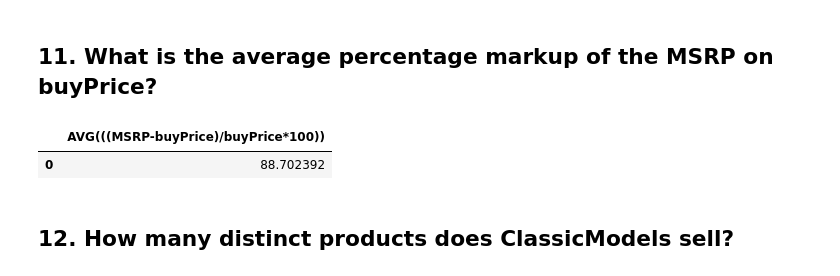
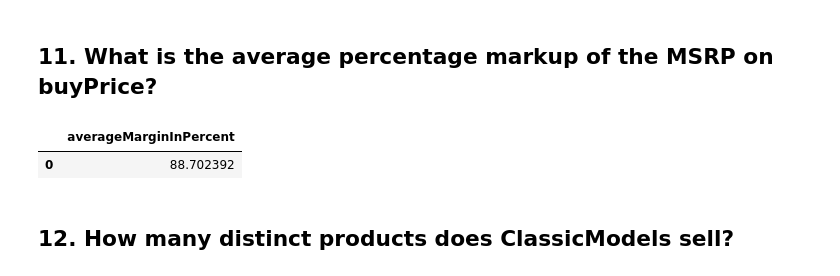
Before and after one commit to ogrehunter/digital-talent, a Jupyter notebook: Tugas_SQL_1.ipynb, the cells around one changed output. Saved outputs shown, nothing was run; the diff lists cells and outputs as text; code cells hidden in the pictures.

```diff
--- a/Tugas_SQL_1.ipynb
+++ b/Tugas_SQL_1.ipynb
@@ -281,9 +281,9 @@ run("SELECT * FROM payments WHERE amount > 2*(SELECT AVG(amount) FROM payments)
 # %% [markdown]
 ## 11. What is the average percentage markup of the MSRP on buyPrice?
 # %%
-run("SELECT AVG(((MSRP-buyPrice)/buyPrice*100)) FROM products")
+run("SELECT AVG(((MSRP-buyPrice)/buyPrice*100)) as averageMarginInPercent FROM products")
 # %% [output]
-|  | AVG(((MSRP-buyPrice)/buyPrice*100)) |
+|  | averageMarginInPercent |
 | 0 | 88.702392 |
 # %% [markdown]
 ## 12. How many distinct products does ClassicModels sell?
```
